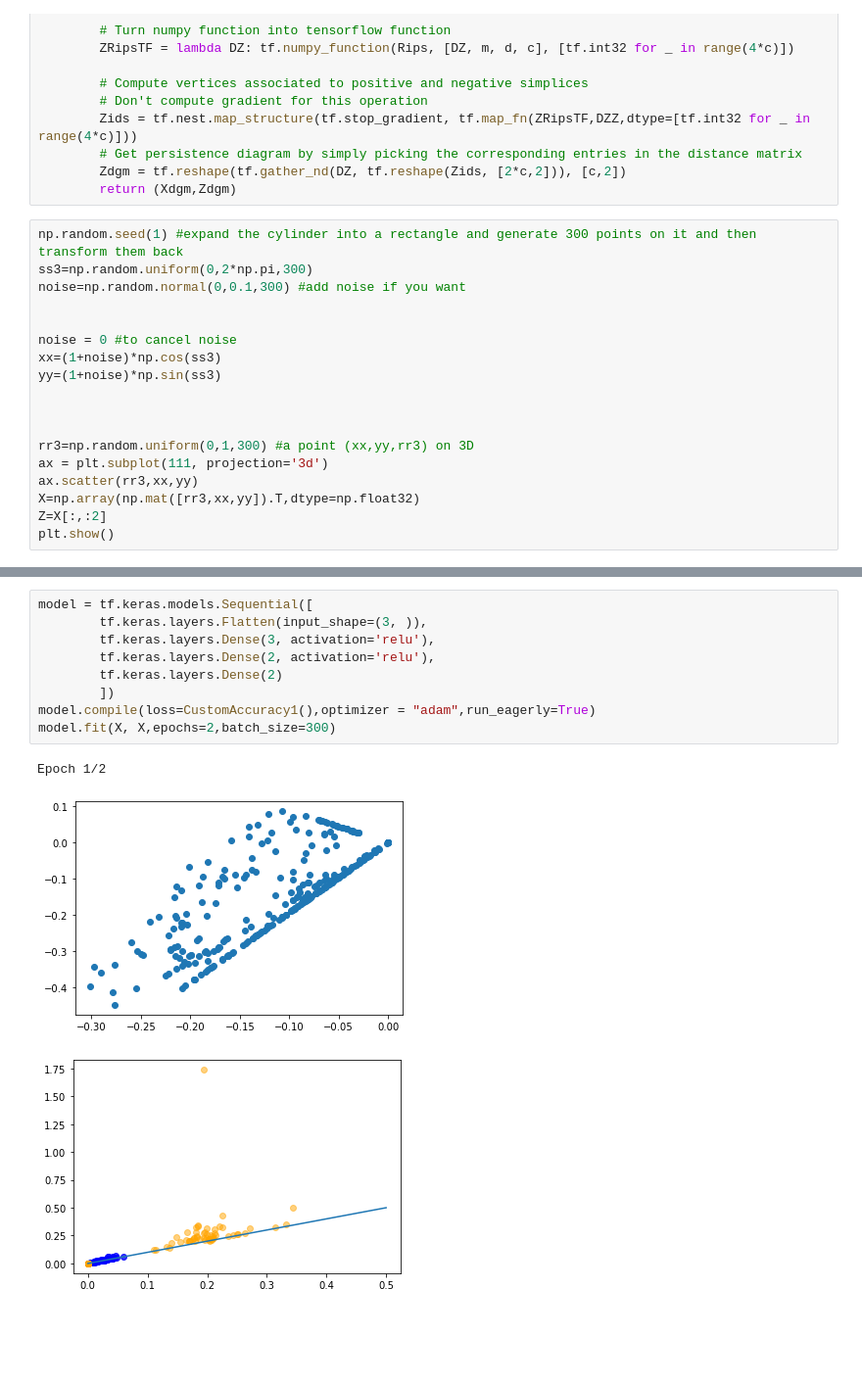
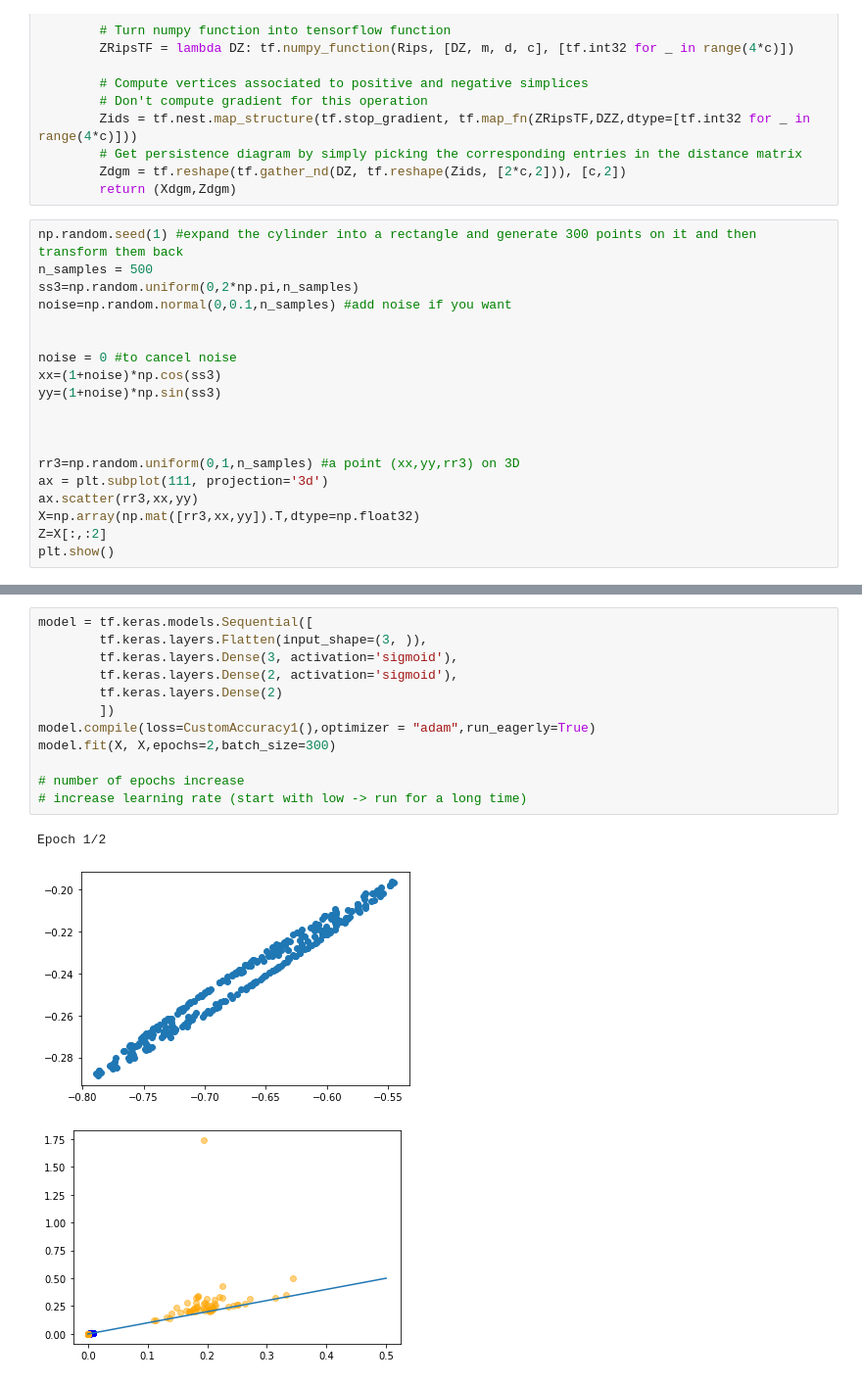
Before and after one commit to s-helal/pp-w-nn, a Jupyter notebook: NN.ipynb, the cells around one changed output, grey strips where cells are left out. Shown at 98% size. Drawn from its saved outputs; the diff is of its cells as text; blank space fills up the shorter version.

```diff
--- a/NN.ipynb
+++ b/NN.ipynb
@@ -250,8 +322,9 @@ class RipsModel(tf.keras.Model):
         return (Xdgm,Zdgm)
 # %%
 np.random.seed(1) #expand the cylinder into a rectangle and generate 300 points on it and then transform them back
-ss3=np.random.uniform(0,2*np.pi,300)
-noise=np.random.normal(0,0.1,300) #add noise if you want
+n_samples = 500
+ss3=np.random.uniform(0,2*np.pi,n_samples)
+noise=np.random.normal(0,0.1,n_samples) #add noise if you want
 
 
 noise = 0 #to cancel noise
@@ -260,7 +333,7 @@ yy=(1+noise)*np.sin(ss3)
 
 
 
-rr3=np.random.uniform(0,1,300) #a point (xx,yy,rr3) on 3D
+rr3=np.random.uniform(0,1,n_samples) #a point (xx,yy,rr3) on 3D
 ax = plt.subplot(111, projection='3d')
 ax.scatter(rr3,xx,yy)
 X=np.array(np.mat([rr3,xx,yy]).T,dtype=np.float32)
@@ -303,13 +378,16 @@ class CustomAccuracy1(tf.keras.losses.Loss):
 # %%
 model = tf.keras.models.Sequential([
         tf.keras.layers.Flatten(input_shape=(3, )),
-        tf.keras.layers.Dense(3, activation='relu'),
-        tf.keras.layers.Dense(2, activation='relu'),
+        tf.keras.layers.Dense(3, activation='sigmoid'),
+        tf.keras.layers.Dense(2, activation='sigmoid'),
         tf.keras.layers.Dense(2)
         ])
 model.compile(loss=CustomAccuracy1(),optimizer = "adam",run_eagerly=True)
 model.fit(X, X,epochs=2,batch_size=300)
+
+# number of epochs increase
+# increase learning rate (start with low -> run for a long time)
 # %% [output]
 Epoch 1/2
-[figure, old version]
+[figure, new version]
-[figure, old version]
+[figure, new version]
```
Also changed, not shown: parts of 16 cells of this notebook.
